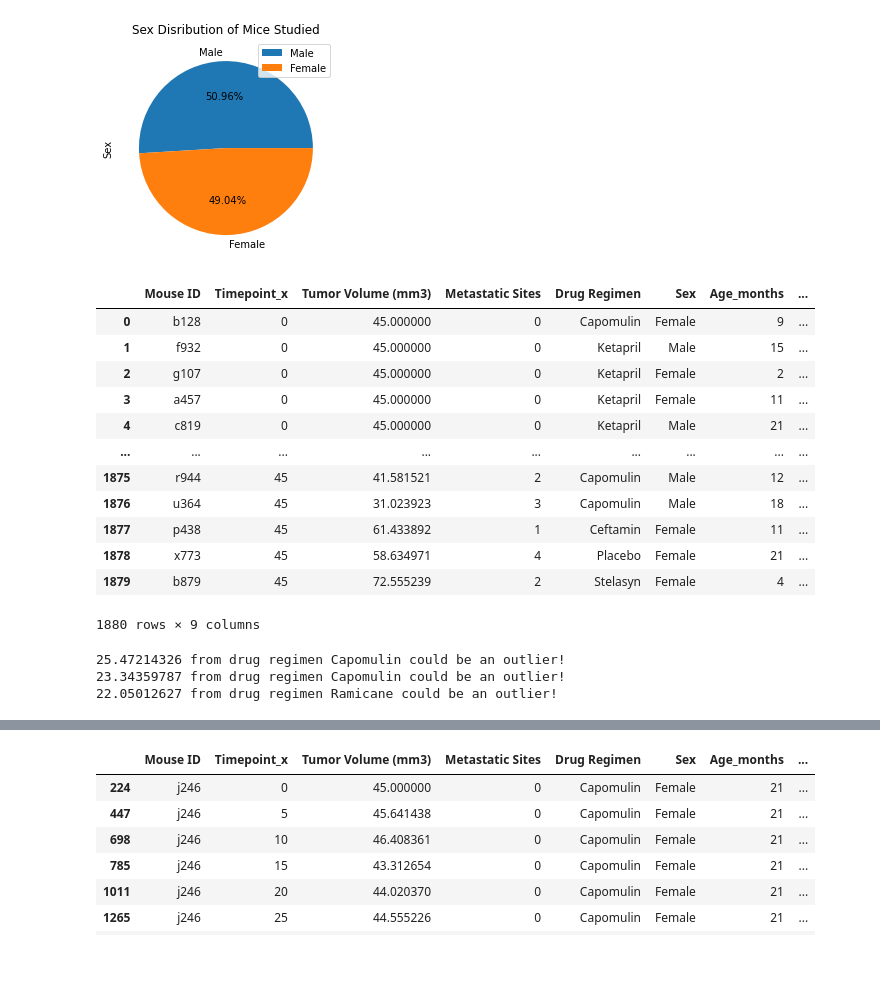
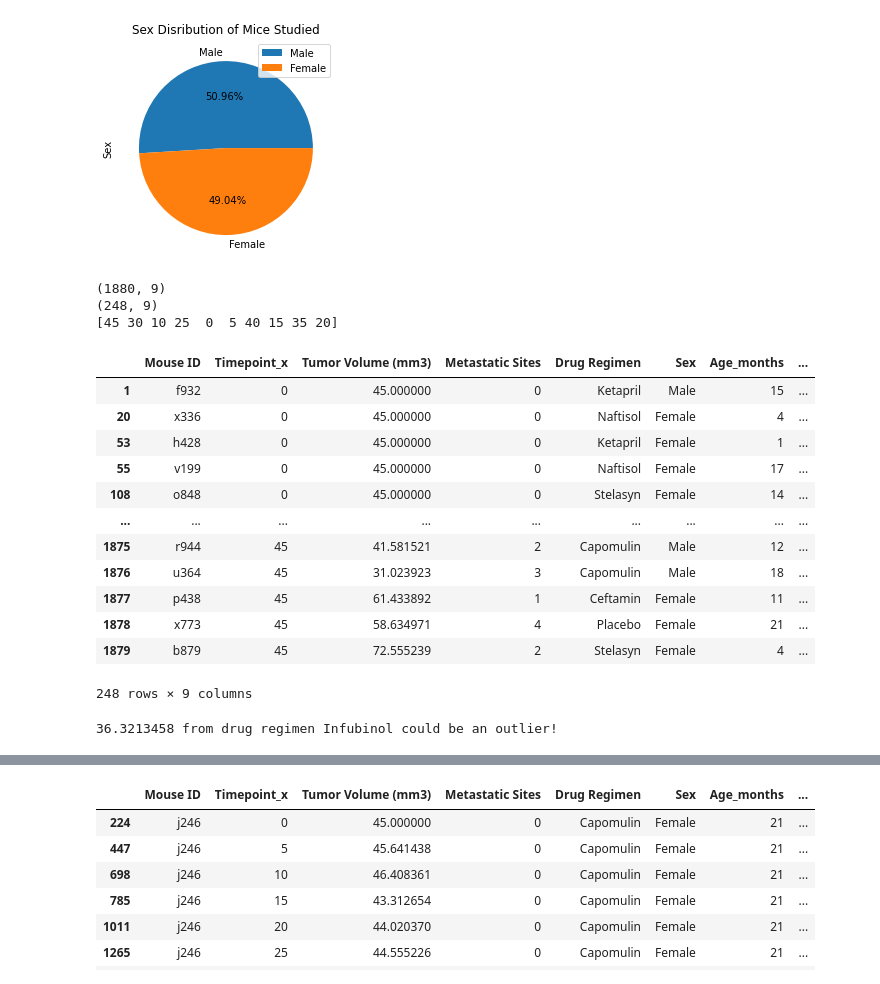
Before and after one commit to canamasc/matplotlib-challenge, a Jupyter notebook: Pymaceuticals.ipynb, the cells around one changed output, grey strips where cells are left out. Cells and saved outputs as stored; diff of their text form; code cells hidden in the pictures.

```diff
--- a/Pymaceuticals.ipynb
+++ b/Pymaceuticals.ipynb
@@ -191,32 +210,39 @@ Text(0, 0.5, 'Sex')
 # %%
 # Calculate the final tumor volume of each mouse across four of the treatment regimens:
 # Capomulin, Ramicane, Infubinol, and Ceftamin
 
 # Start by getting the last (greatest) timepoint for each mouse
 maxtimes = clean_df.groupby('Mouse ID')['Timepoint'].max()
 
-# Merge this group df with the original dataframe to get the tumor volume at the last timepoint
+# Merge this group df with the original dataframe, and only keep rows relating to last timepoint
 clean_df = pd.merge(clean_df, maxtimes, how='left', on='Mouse ID')
 clean_df = clean_df.rename(columns={"Timepoint_y" : "Last Timepoint"})
-clean_df
+dfmax = clean_df.loc[(clean_df['Timepoint_x'] == clean_df['Last Timepoint'])]
+print(clean_df.shape)
+print(dfmax.shape)
+print(maxtimes.unique())
+dfmax
 # %% [output]
+(1880, 9)
+(248, 9)
+[45 30 10 25  0  5 40 15 35 20]
 |  | Mouse ID | Timepoint_x | Tumor Volume (mm3) | Metastatic Sites | Drug Regimen | Sex | Age_months | ... |
-| 0 | b128 | 0 | 45.000000 | 0 | Capomulin | Female | 9 | ... |
 | 1 | f932 | 0 | 45.000000 | 0 | Ketapril | Male | 15 | ... |
-| 2 | g107 | 0 | 45.000000 | 0 | Ketapril | Female | 2 | ... |
-| 3 | a457 | 0 | 45.000000 | 0 | Ketapril | Female | 11 | ... |
-| 4 | c819 | 0 | 45.000000 | 0 | Ketapril | Male | 21 | ... |
+| 20 | x336 | 0 | 45.000000 | 0 | Naftisol | Female | 4 | ... |
+| 53 | h428 | 0 | 45.000000 | 0 | Ketapril | Female | 1 | ... |
+| 55 | v199 | 0 | 45.000000 | 0 | Naftisol | Female | 17 | ... |
+| 108 | o848 | 0 | 45.000000 | 0 | Stelasyn | Female | 14 | ... |
 | ... | ... | ... | ... | ... | ... | ... | ... | ... |
 | 1875 | r944 | 45 | 41.581521 | 2 | Capomulin | Male | 12 | ... |
 | 1876 | u364 | 45 | 31.023923 | 3 | Capomulin | Male | 18 | ... |
 | 1877 | p438 | 45 | 61.433892 | 1 | Ceftamin | Female | 11 | ... |
 | 1878 | x773 | 45 | 58.634971 | 4 | Placebo | Female | 21 | ... |
 | 1879 | b879 | 45 | 72.555239 | 2 | Stelasyn | Female | 4 | ... |
-1880 rows × 9 columns
+248 rows × 9 columns
 # %%
 drugnames = ['Capomulin', 'Ramicane', 'Infubinol','Ceftamin']
 tumorvols = []
-counter = 0
+
 
 # loop through all drugs and make tumorovls a list of lists with volume info for each drug
 # get IQR for specific drug as follows: st.iqr(tumorvols[0])
@@ -224,7 +250,7 @@ counter = 0
 # Outliers are either less than Q1 - 1.5 * IQR or are greater than Q3 + 1.5 * IQR
 
 for d in drugnames:
-    tumorvols.append(clean_df.loc[clean_df["Drug Regimen"] == d, 'Tumor Volume (mm3)'])
+    tumorvols.append(dfmax.loc[dfmax["Drug Regimen"] == d, 'Tumor Volume (mm3)'])
     q1 = np.percentile(tumorvols[drugnames.index(d)], 25)
     q3 = np.percentile(tumorvols[drugnames.index(d)], 75)
     iqr = st.iqr(tumorvols[drugnames.index(d)])
@@ -232,9 +258,7 @@ for d in drugnames:
         if point < (q1 - 1.5*iqr) or point > (q3 + 1.5*iqr):
             print(str(point) + " from drug regimen " + d + " could be an outlier!")
 # %% [output]
-25.47214326 from drug regimen Capomulin could be an outlier!
-23.34359787 from drug regimen Capomulin could be an outlier!
-22.05012627 from drug regimen Ramicane could be an outlier!
+36.3213458 from drug regimen Infubinol could be an outlier!
 # %%
 # Generate a box plot of the final tumor volume of each mouse across four regimens of interest
 fig1, ax1 = plt.subplots(figsize=(12,7))
```
Also changed, not shown: parts of 7 cells of this notebook.
